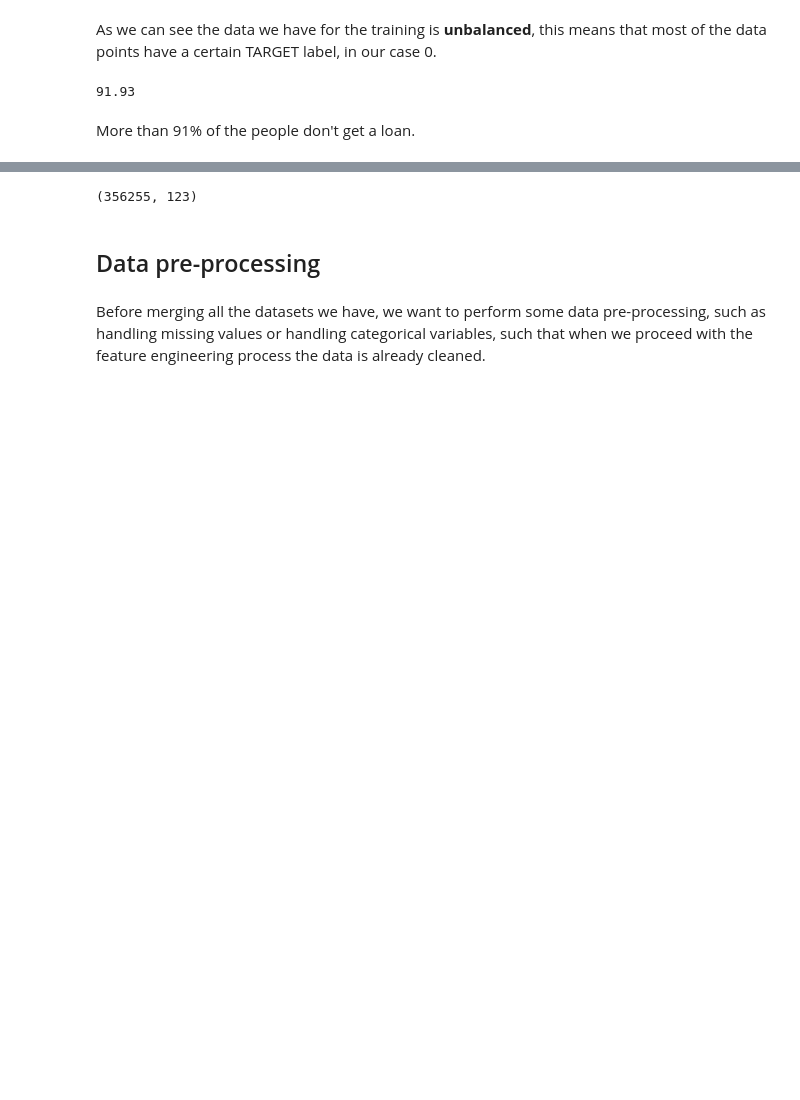
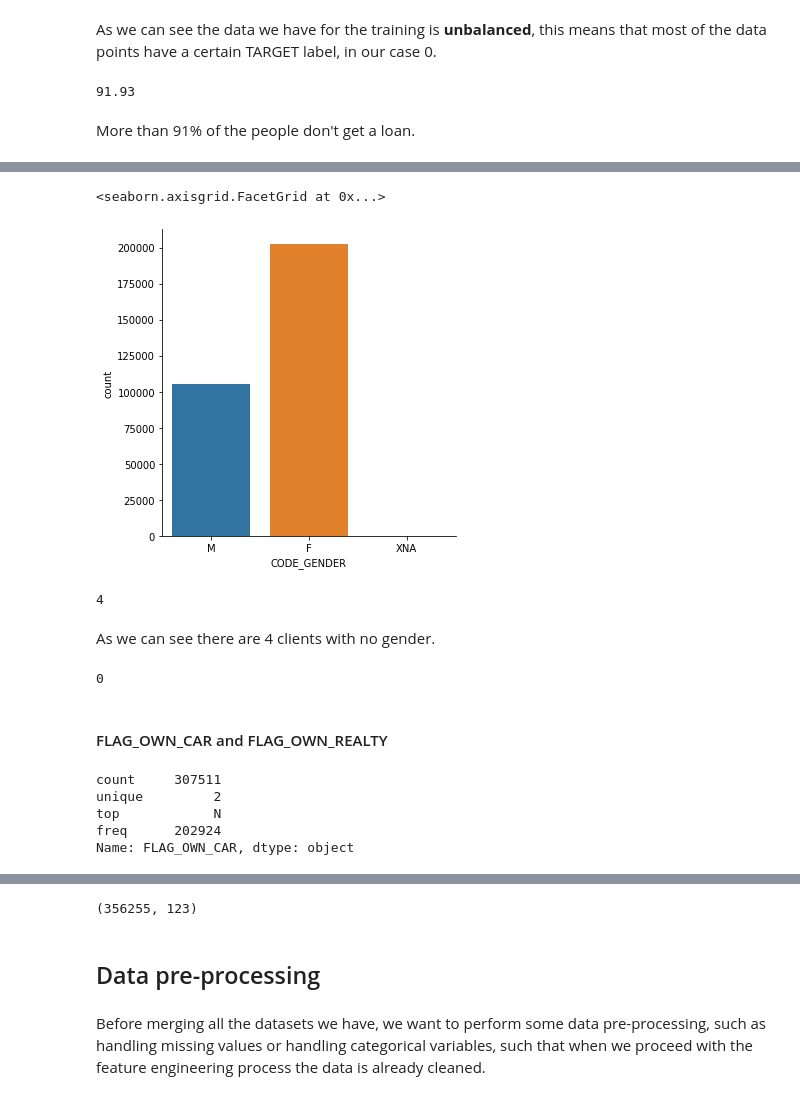
Before and after one commit to paolomandica/FDS-home-credit-default-risk, a Jupyter notebook: main-paolo.ipynb, the cells around one changed output, grey strips where cells are left out. Cells and saved outputs as stored; diff of their text form; code cells hidden in the pictures; blank space fills up the shorter version.

```diff
--- a/main-paolo.ipynb
+++ b/main-paolo.ipynb
@@ -74,0 +102,11 @@ More than 91% of the people don't get a loan.
+# %%
+sns.catplot(x='CODE_GENDER', kind='count', data=app_train)
+# %% [output]
+<seaborn.axisgrid.FacetGrid at 0x...>
+[figure, added]
+# %%
+sum(app_train['CODE_GENDER']=='XNA')
+# %% [output]
+4
+# %% [markdown]
+As we can see there are 4 clients with no gender.
@@ -74,0 +115,14 @@ More than 91% of the people don't get a loan.
+# %%
+sum(app_train['CODE_GENDER']=='XNA')
+# %% [output]
+0
+# %% [markdown]
+#### FLAG_OWN_CAR and FLAG_OWN_REALTY
+# %%
+app_train['FLAG_OWN_CAR'].describe()
+# %% [output]
+count     307511
+unique         2
+top            N
+freq      202924
+Name: FLAG_OWN_CAR, dtype: object
```
Also changed, not shown: parts of 79 cells of this notebook.
